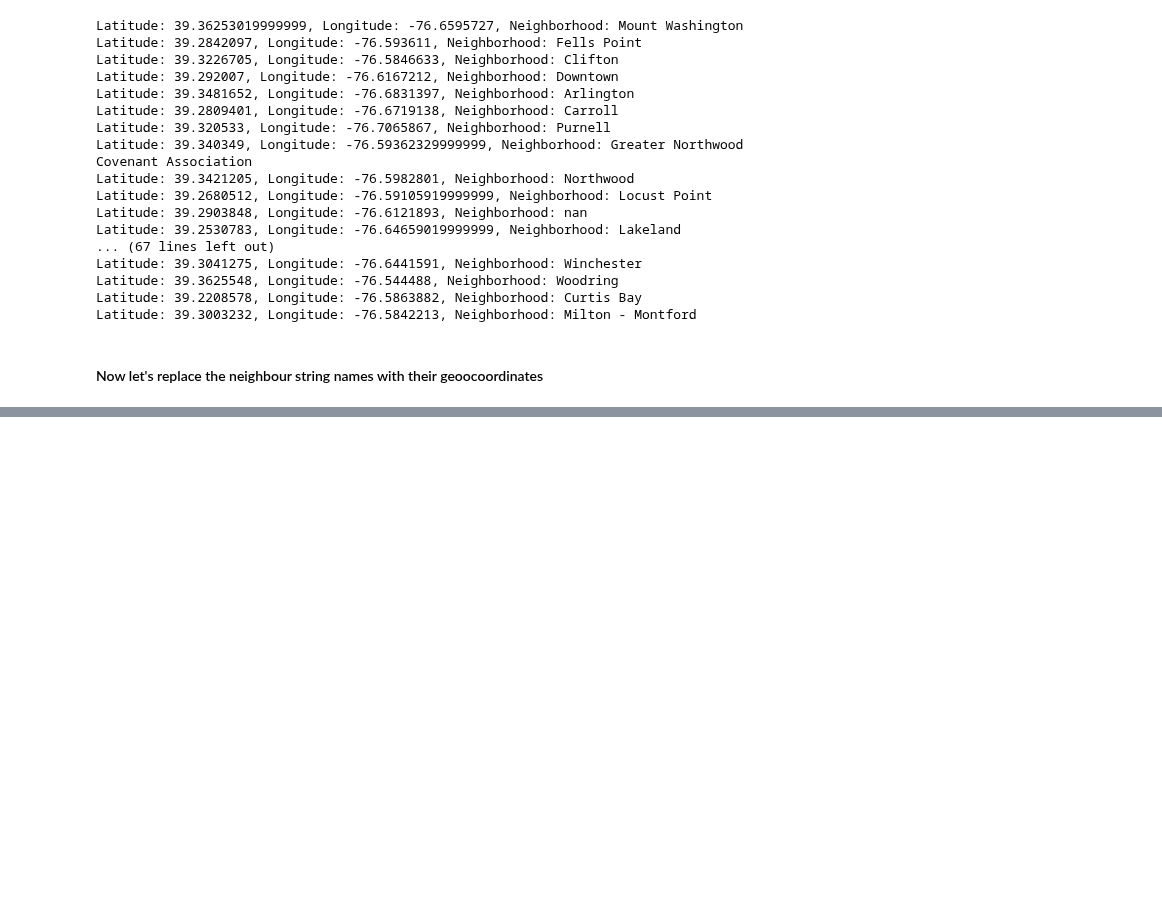
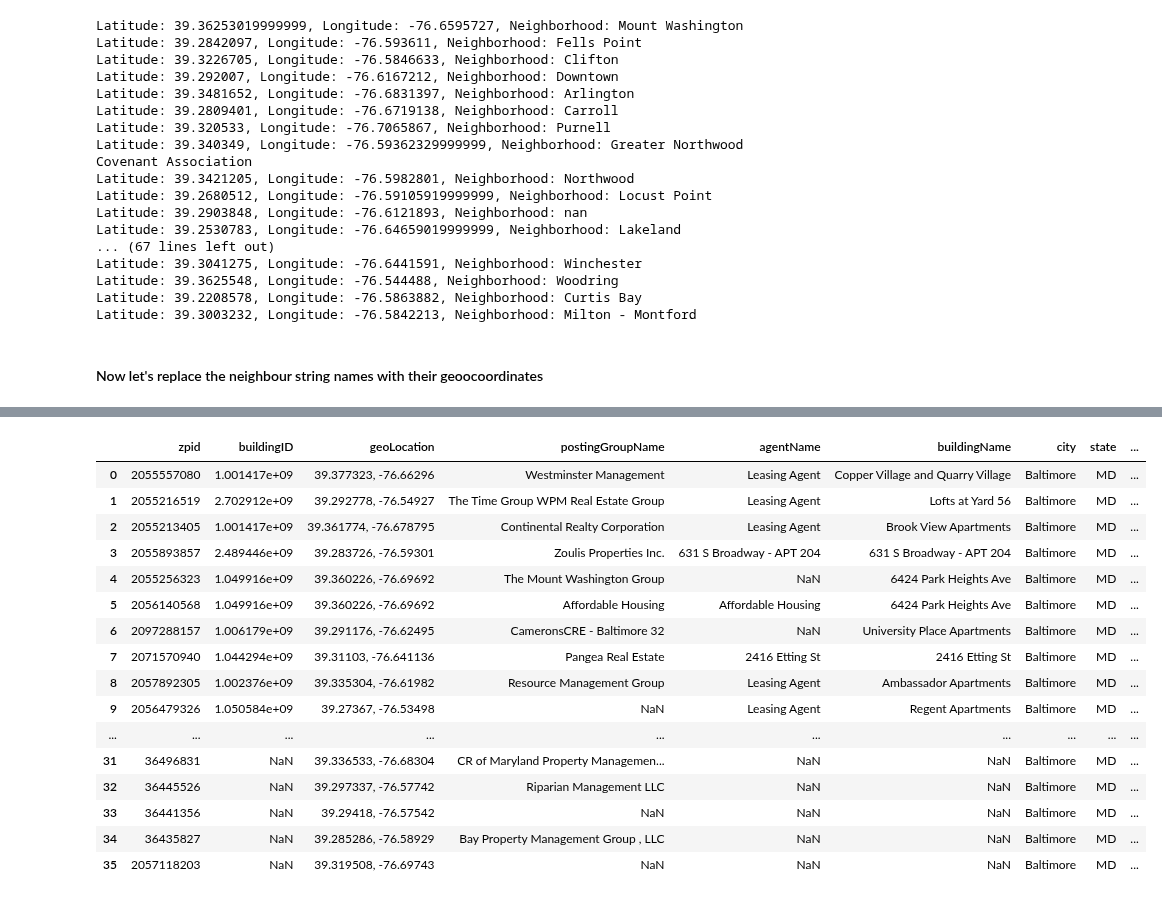
Before and after one commit to oisintheginger/mscfinalproject, a Jupyter notebook: sean_notebooks/cleaning_2.ipynb, the cells around one changed output, grey strips where cells are left out. Cells and saved outputs as stored; diff of their text form; code cells hidden in the pictures; blank space fills up the shorter version.

```diff
--- a/sean_notebooks/cleaning_2.ipynb
+++ b/sean_notebooks/cleaning_2.ipynb
@@ -563,0 +589,40 @@ addresses_df = pd.read_csv("D:/DataSets/msc_datasets_cleaned/addresses.csv")
+# %%
+addresses_df = addresses_df.drop_duplicates()
+# %%
+# assign zpids accordingly
+addresses_df["zpid"] = apartment_units_new.loc[addresses_df.index, "zpid"]
+addresses_df.insert(0,"zpid",addresses_df.pop("zpid"))
+addresses_df.insert(1,"buildingID",addresses_df.pop("buildingID"))
+# %%
+addresses_df = addresses_df.reset_index(drop = True)
+# %%
+# create list that stores zpids
+
+missing_neighbours = []
+
+# find addresses with some extra information
+for i in range(len(addresses_df)):
+    if type(addresses_df["neighbourhoodGeoLocation"][i]) == float:
+        missing_neighbours.append(addresses_df["zpid"][i])
+# %%
+filtered_df = addresses_df[addresses_df['zpid'].isin(missing_neighbours)]
+filtered_df = filtered_df.reset_index(drop = True)
+filtered_df
+# %% [output]
+|  | zpid | buildingID | geoLocation | postingGroupName | agentName | buildingName | city | state | ... |
+| 0 | 2055557080 | 1.001417e+09 | 39.377323, -76.66296 | Westminster Management | Leasing Agent | Copper Village and Quarry Village | Baltimore | MD | ... |
+| 1 | 2055216519 | 2.702912e+09 | 39.292778, -76.54927 | The Time Group WPM Real Estate Group | Leasing Agent | Lofts at Yard 56 | Baltimore | MD | ... |
+| 2 | 2055213405 | 1.001417e+09 | 39.361774, -76.678795 | Continental Realty Corporation | Leasing Agent | Brook View Apartments | Baltimore | MD | ... |
+| 3 | 2055893857 | 2.489446e+09 | 39.283726, -76.59301 | Zoulis Properties Inc. | 631 S Broadway - APT 204 | 631 S Broadway - APT 204 | Baltimore | MD | ... |
+| 4 | 2055256323 | 1.049916e+09 | 39.360226, -76.69692 | The Mount Washington Group | NaN | 6424 Park Heights Ave | Baltimore | MD | ... |
+| 5 | 2056140568 | 1.049916e+09 | 39.360226, -76.69692 | Affordable Housing | Affordable Housing | 6424 Park Heights Ave | Baltimore | MD | ... |
+| 6 | 2097288157 | 1.006179e+09 | 39.291176, -76.62495 | CameronsCRE - Baltimore 32 | NaN | University Place Apartments | Baltimore | MD | ... |
+| 7 | 2071570940 | 1.044294e+09 | 39.31103, -76.641136 | Pangea Real Estate | 2416 Etting St | 2416 Etting St | Baltimore | MD | ... |
+| 8 | 2057892305 | 1.002376e+09 | 39.335304, -76.61982 | Resource Management Group | Leasing Agent | Ambassador Apartments | Baltimore | MD | ... |
+| 9 | 2056479326 | 1.050584e+09 | 39.27367, -76.53498 | NaN | Leasing Agent | Regent Apartments | Baltimore | MD | ... |
+| ... | ... | ... | ... | ... | ... | ... | ... | ... | ... |
+| 31 | 36496831 | NaN | 39.336533, -76.68304 | CR of Maryland Property Managemen... | NaN | NaN | Baltimore | MD | ... |
+| 32 | 36445526 | NaN | 39.297337, -76.57742 | Riparian Management LLC | NaN | NaN | Baltimore | MD | ... |
+| 33 | 36441356 | NaN | 39.29418, -76.57542 | NaN | NaN | NaN | Baltimore | MD | ... |
+| 34 | 36435827 | NaN | 39.285286, -76.58929 | Bay Property Management Group , LLC | NaN | NaN | Baltimore | MD | ... |
+| 35 | 2057118203 | NaN | 39.319508, -76.69743 | NaN | NaN | NaN | Baltimore | MD | ... |
```
Also changed, not shown: parts of 94 cells of this notebook.
